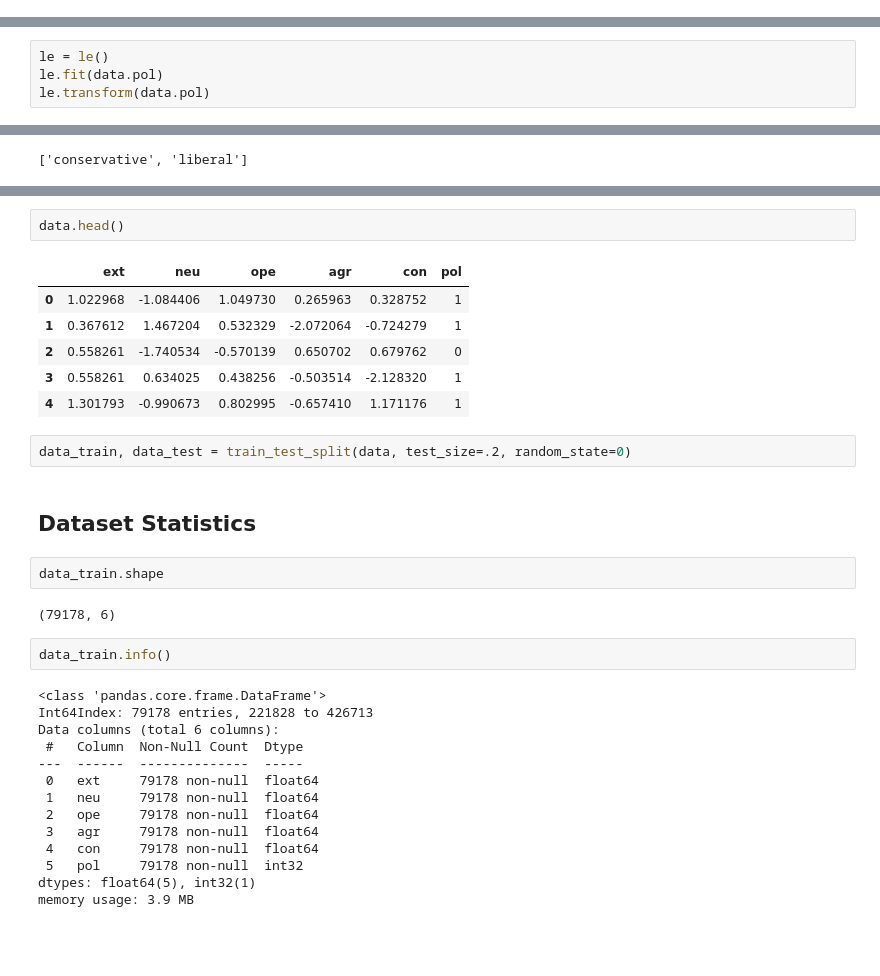
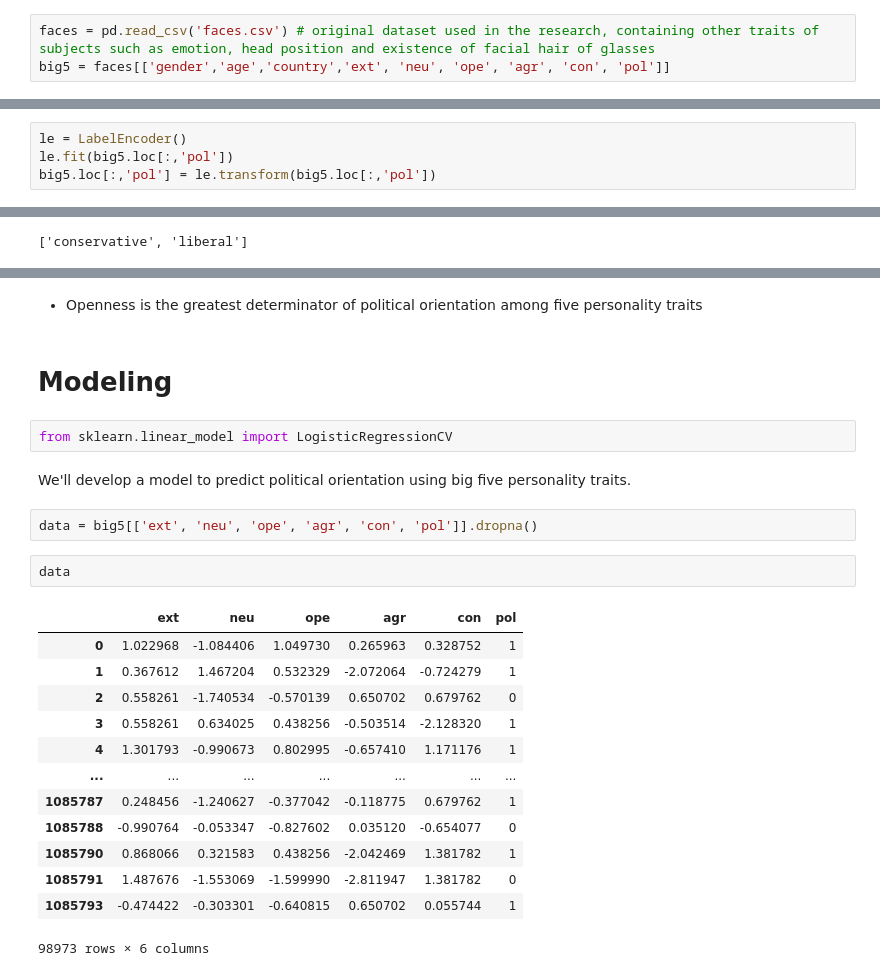
Before and after one commit to tolgarecep/big5, a Jupyter notebook: pol.ipynb, the cells around one changed output, grey strips where cells are left out. Saved outputs shown, nothing was run; the diff lists cells and outputs as text; blank space fills up the shorter version.

```diff
--- a/pol.ipynb
+++ b/pol.ipynb
@@ -15,0 +17,3 @@ data = data_na.dropna()
+# %%
+faces = pd.read_csv('faces.csv') # original dataset used in the research, containing other traits of subjects such as emotion, head position and existence of facial hair of glasses
+big5 = faces[['gender','age','country','ext', 'neu', 'ope', 'agr', 'con', 'pol']]
@@ -16,5 +130,5 @@ data = data_na.dropna()
 # %%
-le = le()
-le.fit(data.pol)
-le.transform(data.pol)
+le = LabelEncoder()
+le.fit(big5.loc[:,'pol'])
+big5.loc[:,'pol'] = le.transform(big5.loc[:,'pol'])
 # %% [output]
@@ -34,33 +156,26 @@ See the caveats in the documentation: https://pandas.pydata.org/pandas-docs/stab
+# %% [markdown]
+- Openness is the greatest determinator of political orientation among five personality traits
+# %% [markdown]
+# Modeling
+# %%
+from sklearn.linear_model import LogisticRegressionCV
+# %% [markdown]
+We'll develop a model to predict political orientation using big five personality traits.
+# %%
+data = big5[['ext', 'neu', 'ope', 'agr', 'con', 'pol']].dropna()
 # %%
-data.head()
+data
 # %% [output]
 |  | ext | neu | ope | agr | con | pol |
 | 0 | 1.022968 | -1.084406 | 1.049730 | 0.265963 | 0.328752 | 1 |
 | 1 | 0.367612 | 1.467204 | 0.532329 | -2.072064 | -0.724279 | 1 |
 | 2 | 0.558261 | -1.740534 | -0.570139 | 0.650702 | 0.679762 | 0 |
 | 3 | 0.558261 | 0.634025 | 0.438256 | -0.503514 | -2.128320 | 1 |
 | 4 | 1.301793 | -0.990673 | 0.802995 | -0.657410 | 1.171176 | 1 |
+| ... | ... | ... | ... | ... | ... | ... |
+| 1085787 | 0.248456 | -1.240627 | -0.377042 | -0.118775 | 0.679762 | 1 |
+| 1085788 | -0.990764 | -0.053347 | -0.827602 | 0.035120 | -0.654077 | 0 |
+| 1085790 | 0.868066 | 0.321583 | 0.438256 | -2.042469 | 1.381782 | 1 |
+| 1085791 | 1.487676 | -1.553069 | -1.599990 | -2.811947 | 1.381782 | 0 |
+| 1085793 | -0.474422 | -0.303301 | -0.640815 | 0.650702 | 0.055744 | 1 |
+98973 rows × 6 columns
-# %%
-data_train, data_test = train_test_split(data, test_size=.2, random_state=0)
-# %% [markdown]
-## Dataset Statistics
-# %%
-data_train.shape
-# %% [output]
-(79178, 6)
-# %%
-data_train.info()
-# %% [output]
-<class 'pandas.core.frame.DataFrame'>
-Int64Index: 79178 entries, 221828 to 426713
-Data columns (total 6 columns):
- #   Column  Non-Null Count  Dtype
----  ------  --------------  -----
- 0   ext     79178 non-null  float64
- 1   neu     79178 non-null  float64
- 2   ope     79178 non-null  float64
- 3   agr     79178 non-null  float64
- 4   con     79178 non-null  float64
- 5   pol     79178 non-null  int32
-dtypes: float64(5), int32(1)
-memory usage: 3.9 MB
```
Also changed, not shown: parts of 76 cells of this notebook.
